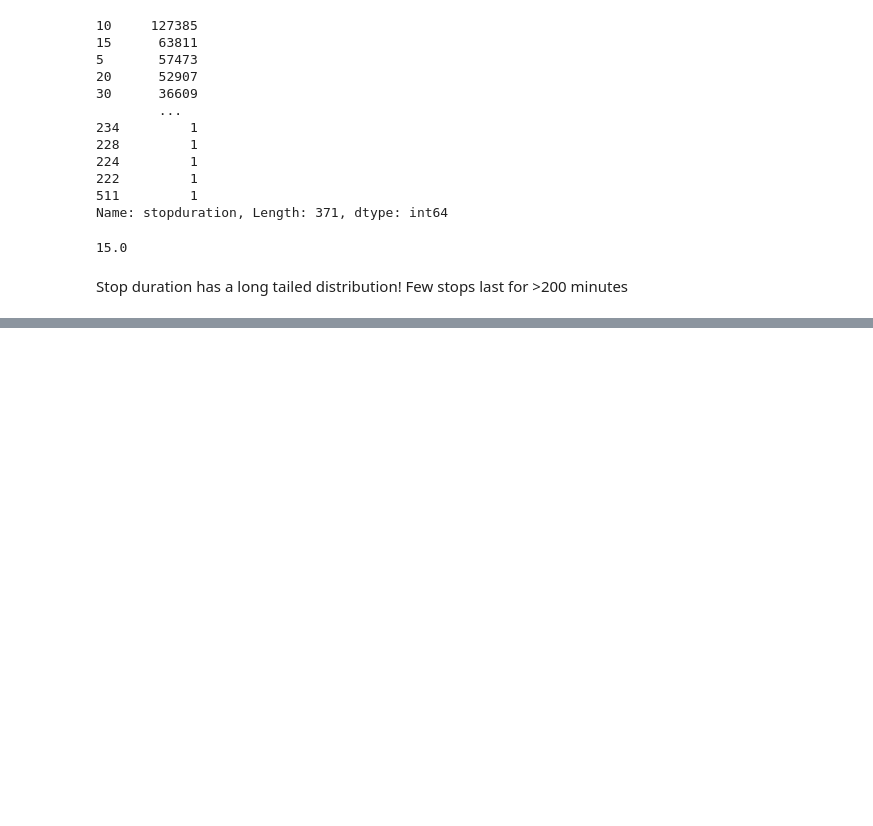
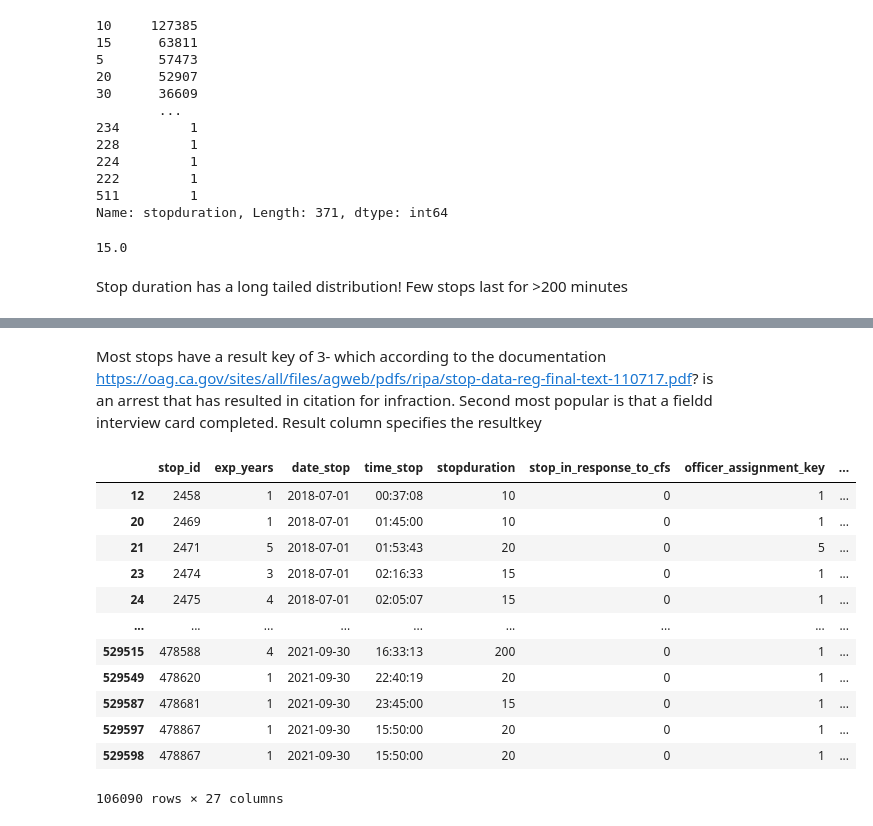
Before and after one commit to be-mich/CSS-100-Project, a Jupyter notebook: Summary Statistics & Data Exploration.ipynb, the cells around one changed output, grey strips where cells are left out. Cells and saved outputs as stored; diff of their text form; code cells hidden in the pictures; blank space fills up the shorter version.

```diff
--- a/Summary Statistics & Data Exploration.ipynb
+++ b/Summary Statistics & Data Exploration.ipynb
@@ -210,0 +274,19 @@ Stop duration has a long tailed distribution! Few stops last for >200 minutes
+# %% [markdown]
+Most stops have a result key of 3- which according to the documentation https://oag.ca.gov/sites/all/files/agweb/pdfs/ripa/stop-data-reg-final-text-110717.pdf?
+is an arrest that has resulted in citation for infraction. Second most popular is that a fieldd interview card completed. Result column specifies the resultkey
+# %%
+ripa_data[ripa_data['resultkey']==7]
+# %% [output]
+|  | stop_id | exp_years | date_stop | time_stop | stopduration | stop_in_response_to_cfs | officer_assignment_key | ... |
+| 12 | 2458 | 1 | 2018-07-01 | 00:37:08 | 10 | 0 | 1 | ... |
+| 20 | 2469 | 1 | 2018-07-01 | 01:45:00 | 10 | 0 | 1 | ... |
+| 21 | 2471 | 5 | 2018-07-01 | 01:53:43 | 20 | 0 | 5 | ... |
+| 23 | 2474 | 3 | 2018-07-01 | 02:16:33 | 15 | 0 | 1 | ... |
+| 24 | 2475 | 4 | 2018-07-01 | 02:05:07 | 15 | 0 | 1 | ... |
+| ... | ... | ... | ... | ... | ... | ... | ... | ... |
+| 529515 | 478588 | 4 | 2021-09-30 | 16:33:13 | 200 | 0 | 1 | ... |
+| 529549 | 478620 | 1 | 2021-09-30 | 22:40:19 | 20 | 0 | 1 | ... |
+| 529587 | 478681 | 1 | 2021-09-30 | 23:45:00 | 15 | 0 | 1 | ... |
+| 529597 | 478867 | 1 | 2021-09-30 | 15:50:00 | 20 | 0 | 1 | ... |
+| 529598 | 478867 | 1 | 2021-09-30 | 15:50:00 | 20 | 0 | 1 | ... |
+106090 rows × 27 columns
```
Also changed, not shown: parts of 12 cells of this notebook, 1 other file.
